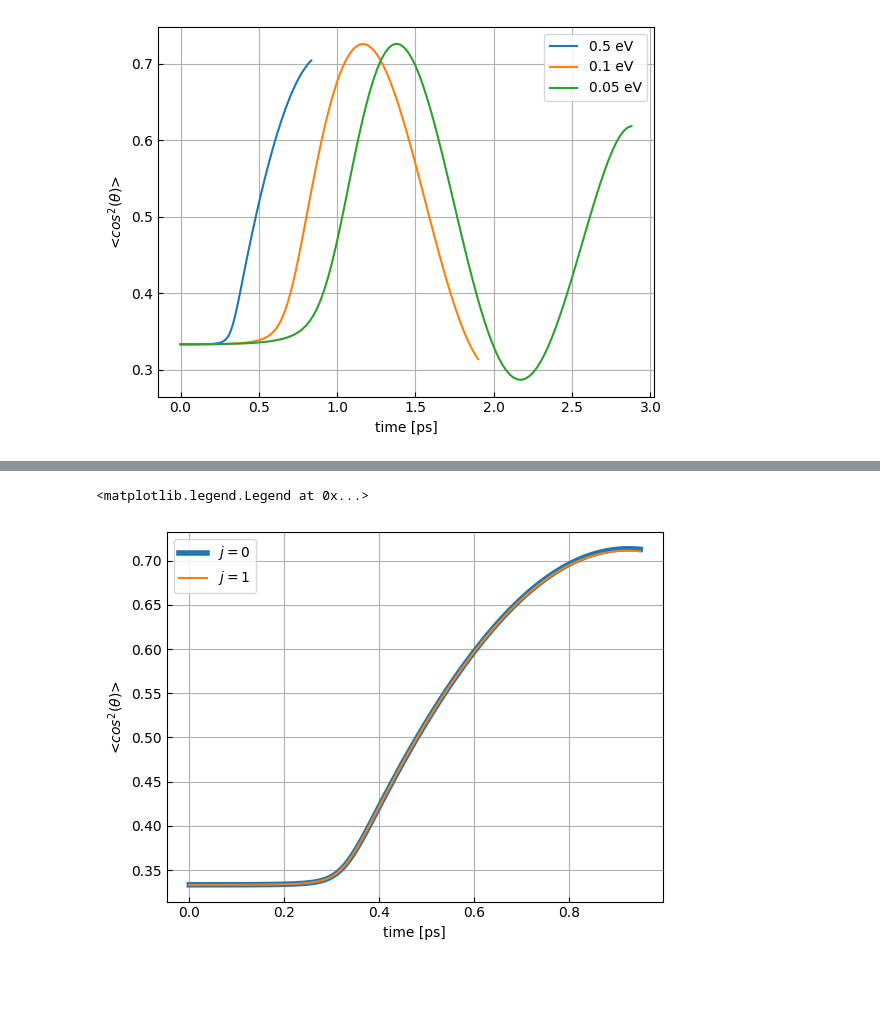
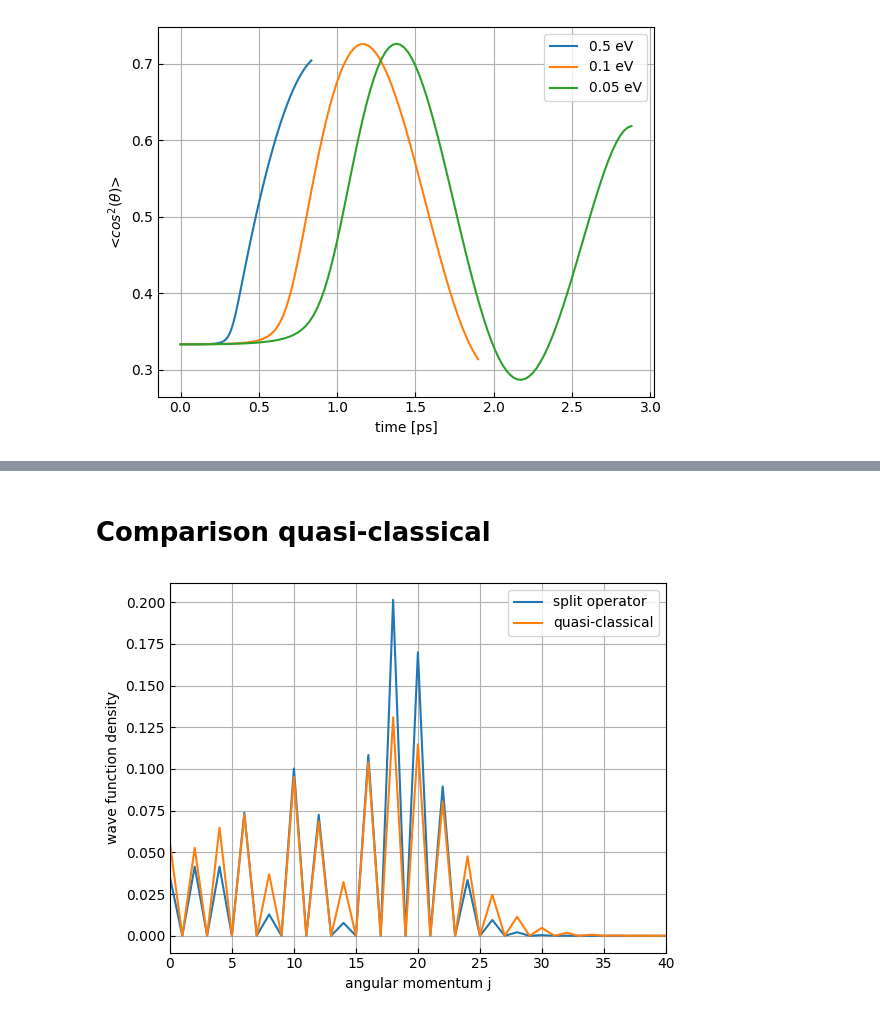
Before and after one commit to Wleter/NeOcs, a Jupyter notebook: analysis/hyq_results.ipynb, the cells around one changed output, grey strips where cells are left out. Cells and saved outputs as stored; diff of their text form; code cells hidden in the pictures; blank space fills up the shorter version.

```diff
--- a/analysis/hyq_results.ipynb
+++ b/analysis/hyq_results.ipynb
@@ -46,23 +46,27 @@ fig.savefig(f"{save_path}/alignement_hyq_j.pdf")
+# %% [markdown]
+# Comparison quasi-classical
 # %%
 path = "../data/"
 
-alignment_0 = np.loadtxt(f"{path}/hyq_0_0_alignment.dat")
-alignment_1_0 = np.loadtxt(f"{path}/hyq_1_0_alignment.dat")
-alignment_1_1 = np.loadtxt(f"{path}/hyq_1_1_alignment.dat")
+wave = np.load(f'{path}/hyq_0_0_angular_animation.npy')
+l = np.load(f'{path}/hyq_0_0_angular_animation_angular_momentum_grid.npy')
 
-alignment_1 = alignment_1_0
-alignment_1[1, :] = 1/3 * alignment_1_0[1, :] + 2/3 * alignment_1_1[1, :]
+qc = np.load(f"{path}/HYQ_qqc_angular.npz")
+wave_qc = qc.get('arr_1')[-1, :]
+wave_qc = np.abs(wave_qc)
+wave_qc /= np.sum(wave_qc)
+qc.close()
 
 fig, ax = plt.subplots()
 ax.grid()
 ax.tick_params(which='both', direction="in")
-ax.set_xlabel('time [ps]')
-ax.set_ylabel('<$cos^2(\\theta)$>')
+ax.set_xlabel('angular momentum j')
+ax.set_ylabel("wave function density")
 
-ax.plot(alignment_0[0, :], alignment_0[1, :], linewidth=4)
-ax.plot(alignment_1[0, :], alignment_1[1, :])
-
-ax.legend(["$j = 0$", "$j = 1$"])
+ax.plot(wave[:, -1], label="split operator")
+ax.plot(wave_qc, label="quasi-classical")
+ax.set_xlim(0, 40)
+ax.legend()
+pass
 # %% [output]
-<matplotlib.legend.Legend at 0x...>
-[figure, old version]
+[figure, new version]
```
Also changed, not shown: parts of 6 cells of this notebook, 13 other files.
